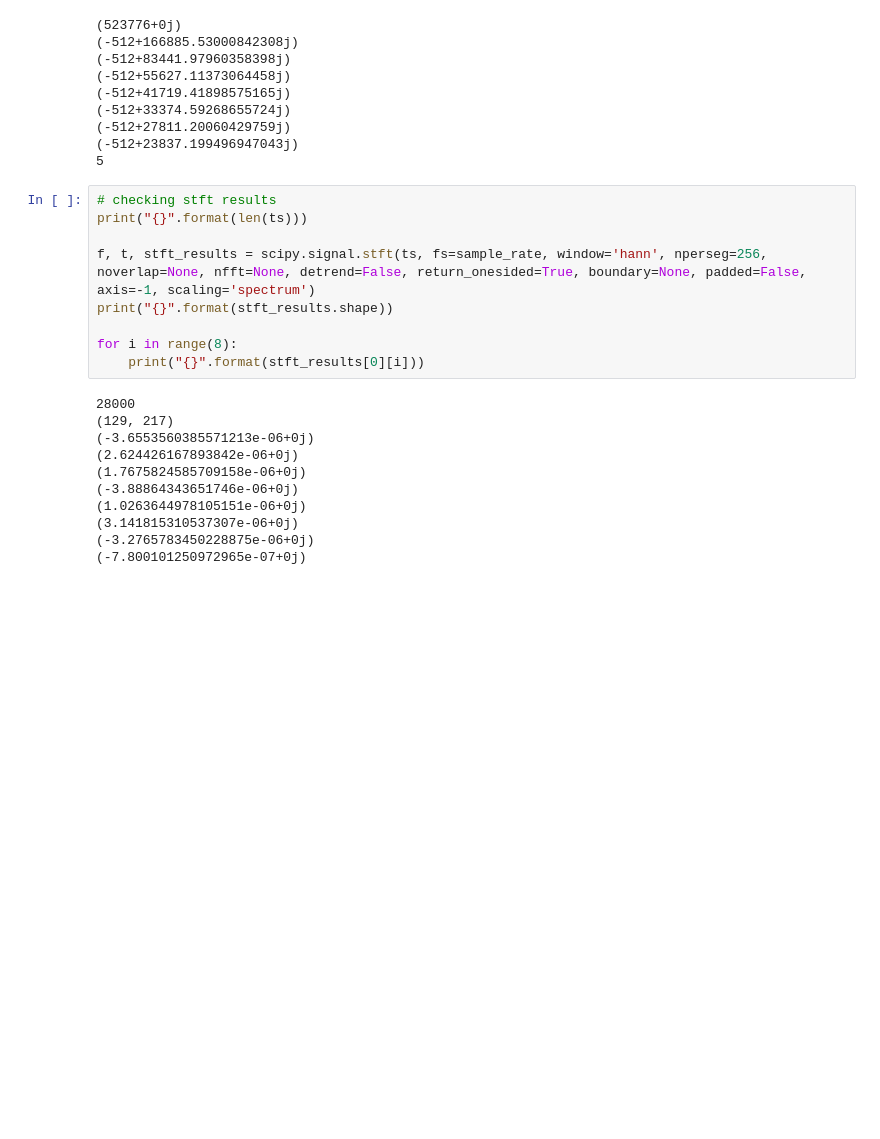
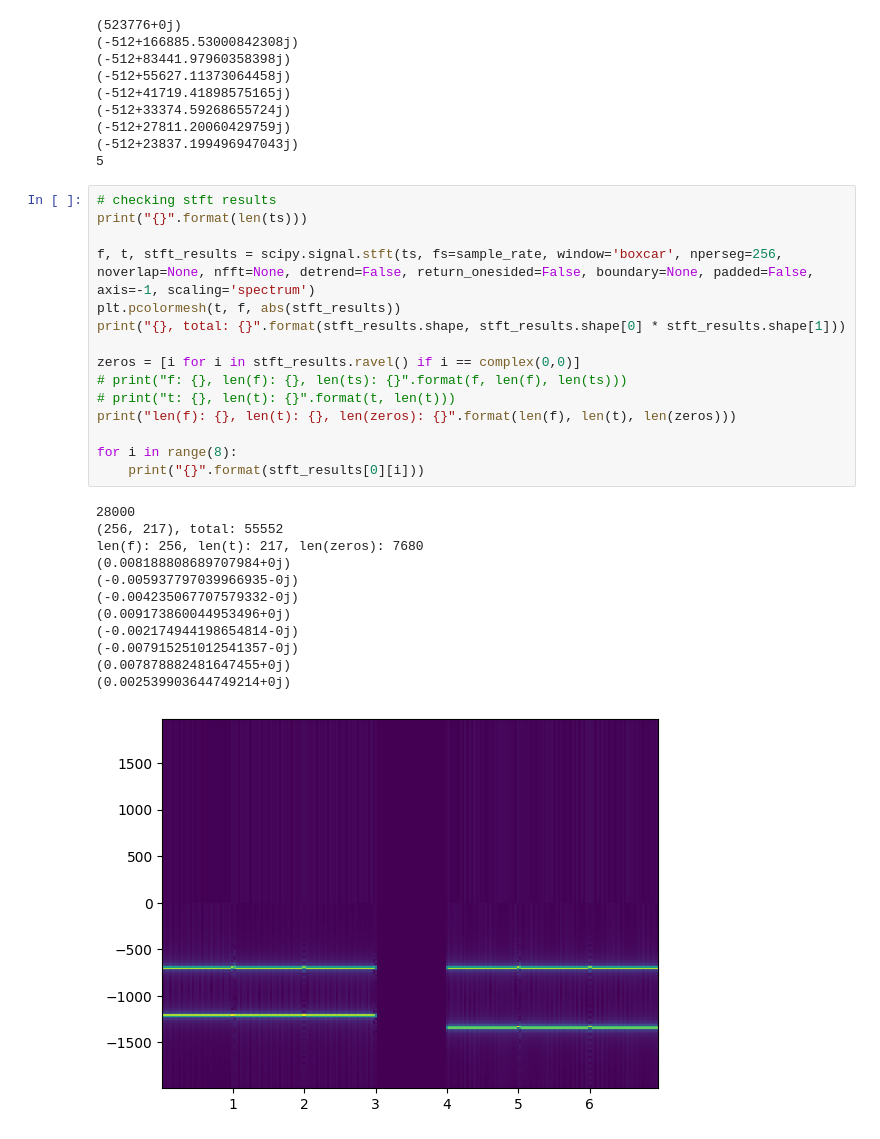
Before and after one commit to jorgejc2/MusicClassification, a Jupyter notebook: stft_introduction.ipynb, the cells around one changed output. Drawn from its saved outputs; the diff is of its cells as text; blank space fills up the shorter version.

Commit message:
stft kernel is correct but missing steps to get it to resemble scipy signal stft

```diff
--- a/stft_introduction.ipynb
+++ b/stft_introduction.ipynb
@@ -310,20 +310,28 @@ print("{}".format(len(np.arange(0, 10, 2.3))))
 # %%
 # checking stft results
 print("{}".format(len(ts)))
 
-f, t, stft_results = scipy.signal.stft(ts, fs=sample_rate, window='hann', nperseg=256, noverlap=None, nfft=None, detrend=False, return_onesided=True, boundary=None, padded=False, axis=-1, scaling='spectrum')
-print("{}".format(stft_results.shape))
+f, t, stft_results = scipy.signal.stft(ts, fs=sample_rate, window='boxcar', nperseg=256, noverlap=None, nfft=None, detrend=False, return_onesided=False, boundary=None, padded=False, axis=-1, scaling='spectrum')
+plt.pcolormesh(t, f, abs(stft_results))
+print("{}, total: {}".format(stft_results.shape, stft_results.shape[0] * stft_results.shape[1]))
+
+zeros = [i for i in stft_results.ravel() if i == complex(0,0)]
+# print("f: {}, len(f): {}, len(ts): {}".format(f, len(f), len(ts)))
+# print("t: {}, len(t): {}".format(t, len(t)))
+print("len(f): {}, len(t): {}, len(zeros): {}".format(len(f), len(t), len(zeros)))
 
 for i in range(8):
     print("{}".format(stft_results[0][i]))
 # %% [output]
 28000
-(129, 217)
-(-3.6553560385571213e-06+0j)
-(2.624426167893842e-06+0j)
-(1.7675824585709158e-06+0j)
-(-3.88864343651746e-06+0j)
-(1.0263644978105151e-06+0j)
-(3.141815310537307e-06+0j)
-(-3.2765783450228875e-06+0j)
-(-7.800101250972965e-07+0j)
+(256, 217), total: 55552
+len(f): 256, len(t): 217, len(zeros): 7680
+(0.008188808689707984+0j)
+(-0.005937797039966935-0j)
+(-0.004235067707579332-0j)
+(0.009173860044953496+0j)
+(-0.002174944198654814-0j)
+(-0.007915251012541357-0j)
+(0.007878882481647455+0j)
+(0.002539903644749214+0j)
+[figure, added]
```
Also changed, not shown: parts of 2 cells of this notebook, 6 other files.
